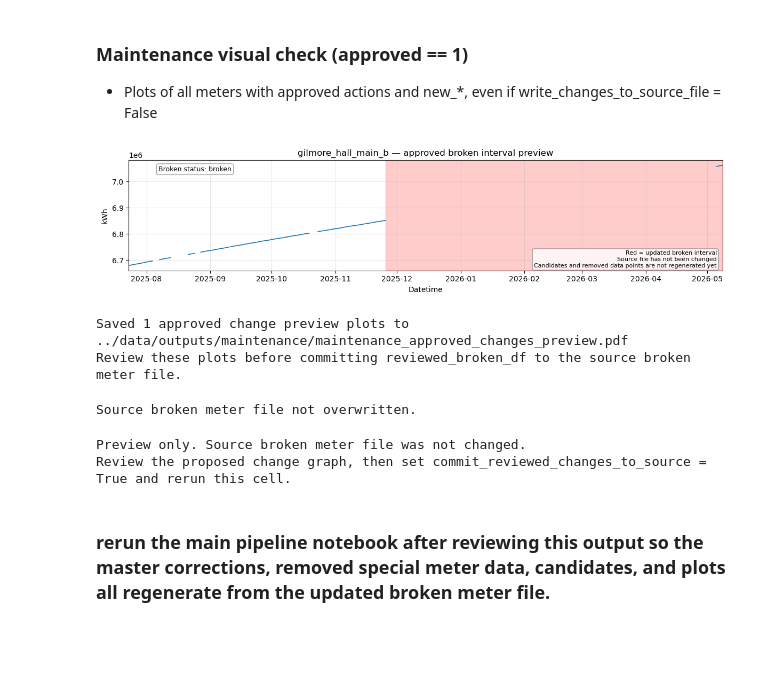
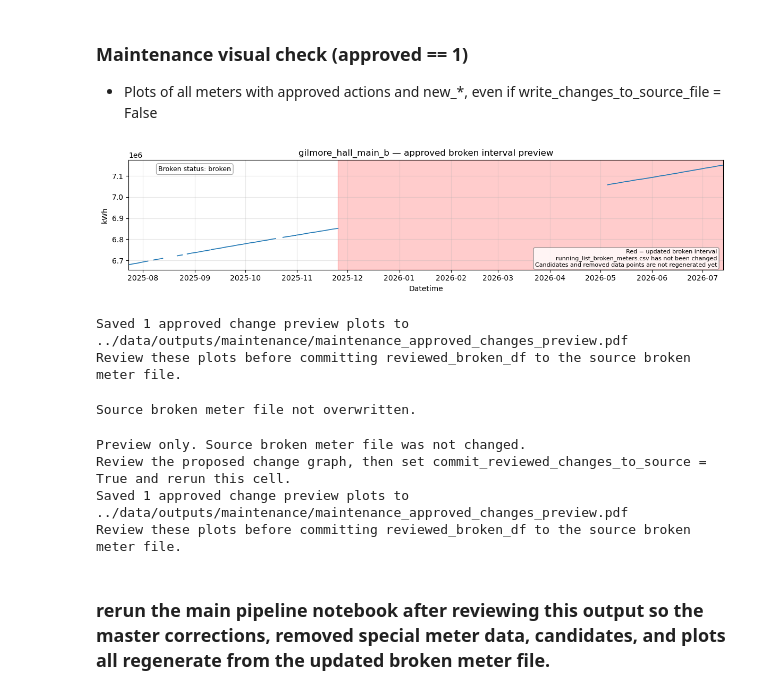
Before and after one commit to uhm-campus-energy/harvest_kwh_prep, a Jupyter notebook: notebooks/meter_maintenance.ipynb, the cells around one changed output. Cells and saved outputs as stored; diff of their text form; code cells hidden in the pictures; blank space fills up the shorter version.

```diff
--- a/notebooks/meter_maintenance.ipynb
+++ b/notebooks/meter_maintenance.ipynb
@@ -71,7 +69,7 @@ maintenance_dir = "../data/outputs/maintenance/"
 
 # TODO: change to server paths if running on server, make be all of its meter data or a subset
 # Main raw meter data for this run
-var_file = input_dir + "harvest_kwh_15min_" + "250723-260508.csv" #"250723-251017.csv"
+var_file = input_dir + "harvest_kwh_15min_" + "250723-260713.csv" #"250723-251017.csv"
 
 # Main pipeline source/review files
 meter_issues_candidates_file = input_dir + "special_meter_candidates.csv"
@@ -813,8 +804,8 @@ Reviewed broken meter copy saved to ../data/outputs/maintenance/running_list_bro
 # %%
 # Post maintenance visual check
-# Shows raw readings with the newly reviewed brokenmeter intervals.
+# Shows raw readings with the newly reviewed brokenmeter intervals
 # Candidate and removed data overlays are intentionally omitted because
-# they have not yet been regenerated by the main pipeline.
+# they have not yet been regenerated by the main pipeline
 
 proposed_update_plot_file = (
     maintenance_dir
@@ -870,39 +861,35 @@ else:
             ax.text(
                 0.99,
                 0.02,
                 (
                     "Red = updated broken interval\n"
                     "running_list_broken_meters.csv has not been changed\n"
                     "Candidates and removed data points are not regenerated yet"
                 ),
                 transform=ax.transAxes,
                 ha="right",
                 va="bottom",
                 fontsize=8,
                 bbox=dict(
                     boxstyle="round,pad=0.3",
                     facecolor="white",
                     edgecolor="gray",
                     alpha=0.8,
                 ),
             )
 
             pdf.savefig(fig, bbox_inches="tight")
             plt.show()
             plt.close(fig)
             saved_count += 1
 
     if saved_count:
         print(
             f"Saved {saved_count} approved change preview plots to "
-            f"{proposed_update_plot_file}"
+            f"{proposed_update_plot_file} for review."
         )
-        print(
-            "Review these plots before committing reviewed_broken_df "
-            "to the source broken meter file."
-        )
 # %% [output]
-[figure, old version]
+[figure, new version]
 Saved 1 approved change preview plots to ../data/outputs/maintenance/maintenance_approved_changes_preview.pdf
 Review these plots before committing reviewed_broken_df to the source broken meter file.
 # %%
@@ -920,9 +908,9 @@ Source broken meter file not overwritten.
 # %%
 # COMMIT REVIEWED CHANGES TO THE SOURCE FILE
 #
-# Leave False while reviewing the preview graphs.
+# Leave False while reviewing the preview graphs
 # After reviewing the graphs, change to True and run only
-# this cell.
+# this cell
 ######################################################
 
 commit_reviewed_changes_to_source = False
@@ -960,16 +948,14 @@ else:
 
 if saved_count:
     print(
-        f"Saved {saved_count} approved change preview plots to "
-        f"{proposed_update_plot_file}"
+        f"Review the {saved_count} plots in {proposed_update_plot_file}"
+        "before committing reviewed_broken_df to the source broken meter file."
     )
-    print(
-        "Review these plots before committing reviewed_broken_df "
-        "to the source broken meter file."
-    )
 # %% [output]
 Preview only. Source broken meter file was not changed.
 Review the proposed change graph, then set commit_reviewed_changes_to_source = True and rerun this cell.
+Saved 1 approved change preview plots to ../data/outputs/maintenance/maintenance_approved_changes_preview.pdf
+Review these plots before committing reviewed_broken_df to the source broken meter file.
 # %% [markdown]
 ### rerun the main pipeline notebook after reviewing this output so the master corrections, removed special meter data, candidates, and plots all regenerate from the updated broken meter file.
 # %%
```
Also changed, not shown: parts of 7 cells of this notebook, 1 other file.
